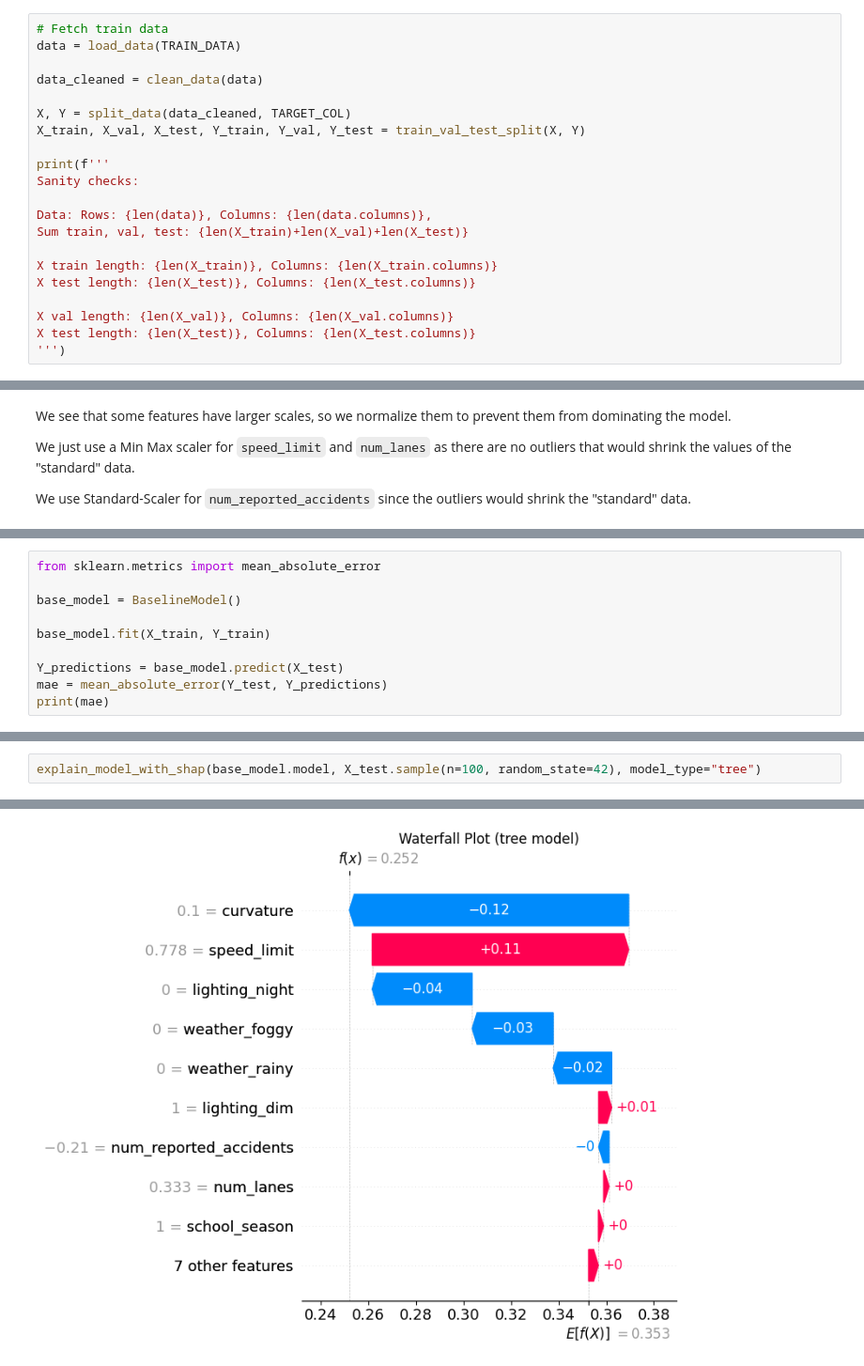
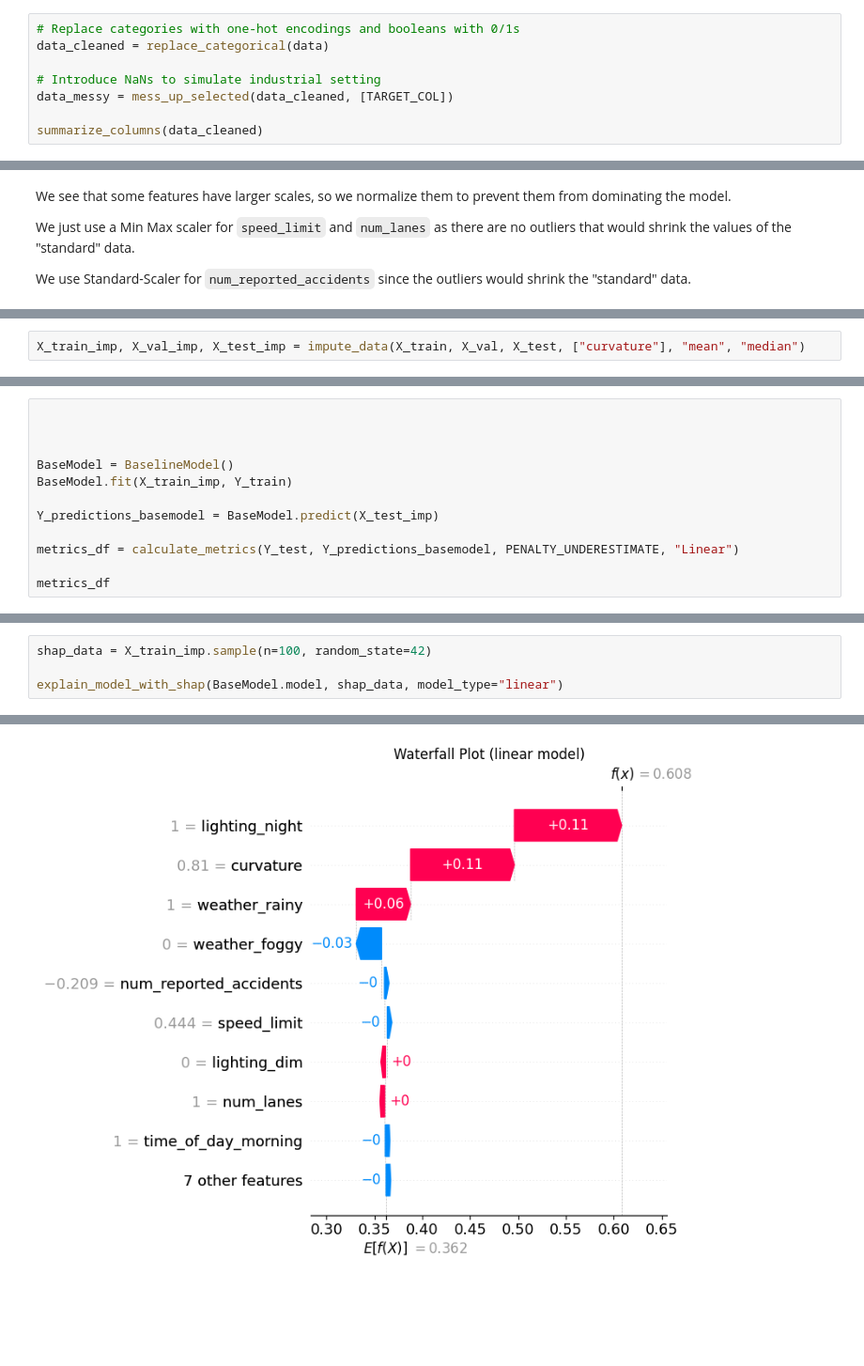
Before and after one commit to RandomNoobster/Predicting-Road-Accident-Risk, a Jupyter notebook: main.ipynb, the cells around one changed output, grey strips where cells are left out. Shown at 94% size. Cells and saved outputs as stored; diff of their text form; blank space fills up the shorter version.

Commit message:
Continued working on main, just need to implement validation data now

```diff
--- a/main.ipynb
+++ b/main.ipynb
@@ -41,22 +111,9 @@ TARGET_COL = "accident_risk"
 # %%
-# Fetch train data
-data = load_data(TRAIN_DATA)
+# Replace categories with one-hot encodings and booleans with 0/1s
+data_cleaned = replace_categorical(data)
 
-data_cleaned = clean_data(data)
+# Introduce NaNs to simulate industrial setting
+data_messy = mess_up_selected(data_cleaned, [TARGET_COL])
 
-X, Y = split_data(data_cleaned, TARGET_COL)
-X_train, X_val, X_test, Y_train, Y_val, Y_test = train_val_test_split(X, Y)
-
-print(f'''
-Sanity checks:
-
-Data: Rows: {len(data)}, Columns: {len(data.columns)},
-Sum train, val, test: {len(X_train)+len(X_val)+len(X_test)}
-
-X train length: {len(X_train)}, Columns: {len(X_train.columns)}
-X test length: {len(X_test)}, Columns: {len(X_test.columns)}
-
-X val length: {len(X_val)}, Columns: {len(X_val.columns)}
-X test length: {len(X_test)}, Columns: {len(X_test.columns)}
-''')
+summarize_columns(data_cleaned)
 # %% [output]
@@ -154 +268,3 @@ plot_frequencies(X_train[features_to_standardize])
+# %%
+X_train_imp, X_val_imp, X_test_imp = impute_data(X_train, X_val, X_test, ["curvature"], "mean", "median")
 # %% [markdown]
@@ -156,11 +274,13 @@ plot_frequencies(X_train[features_to_standardize])
 # %%
-from sklearn.metrics import mean_absolute_error
 
-base_model = BaselineModel()
 
-base_model.fit(X_train, Y_train)
 
-Y_predictions = base_model.predict(X_test)
-mae = mean_absolute_error(Y_test, Y_predictions)
-print(mae)
+BaseModel = BaselineModel()
+BaseModel.fit(X_train_imp, Y_train)
+
+Y_predictions_basemodel = BaseModel.predict(X_test_imp)
+
+metrics_df = calculate_metrics(Y_test, Y_predictions_basemodel, PENALTY_UNDERESTIMATE, "Linear")
+
+metrics_df
 # %% [output]
@@ -168,3 +293,5 @@ print(mae)
 # %%
-explain_model_with_shap(base_model.model, X_test.sample(n=100, random_state=42), model_type="tree")
+shap_data = X_train_imp.sample(n=100, random_state=42)
+
+explain_model_with_shap(BaseModel.model, shap_data, model_type="linear")
 # %% [output]
@@ -172 +299 @@ explain_model_with_shap(base_model.model, X_test.sample(n=100, random_state=42),
-[figure, old version]
+[figure, new version]
```
Also changed, not shown: parts of 51 cells of this notebook, 5 other files.
